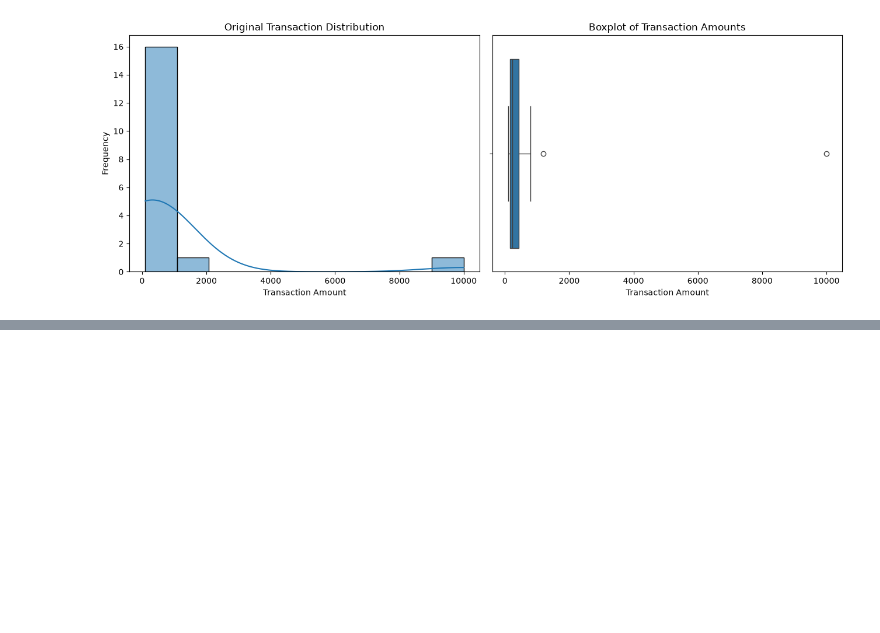
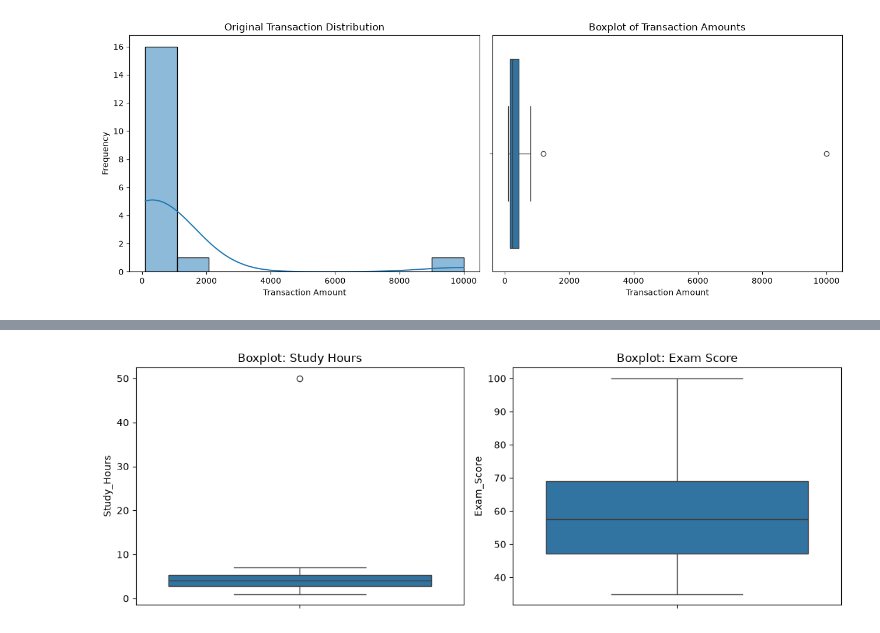
Before and after one commit to priyakumari831866/machine-learning, a Jupyter notebook: assignment_ML/assignment-11 ML priya.ipynb, the cells around one changed output, grey strips where cells are left out. Drawn from its saved outputs; the diff is of its cells as text; code cells hidden in the pictures; blank space fills up the shorter version.

Commit message:
feat: add assignment-11 machine learning notebook on outlier detection and IQR

```diff
--- a/assignment_ML/assignment-11 ML priya.ipynb
+++ b/assignment_ML/assignment-11 ML priya.ipynb
@@ -451,0 +467,91 @@ Z-score outlier count: 1
+# %%
+
+import pandas as pd
+import numpy as np
+import matplotlib.pyplot as plt
+import seaborn as sns
+
+df = pd.DataFrame({
+    "Student_ID": range(1, 13),
+    "Study_Hours": [1, 2, 2, 3, 3, 4,
+                    4, 5, 5, 6, 7, 50],
+    "Exam_Score": [35, 40, 45, 48, 52, 55,
+                   60, 65, 68, 72, 78, 100]
+})
+
+for col in ["Study_Hours", "Exam_Score"]:
+
+    Q1 = df[col].quantile(0.25)
+    Q3 = df[col].quantile(0.75)
+    IQR = Q3 - Q1
+
+    lower = Q1 - 1.5 * IQR
+    upper = Q3 + 1.5 * IQR
+
+    df[col + "_IQR_Outlier"] = (
+        (df[col] < lower) | (df[col] > upper)
+    )
+
+    z_score = (
+        (df[col] - df[col].mean()) /
+        df[col].std(ddof=0)
+    )
+
+    df[col + "_Z_Outlier"] = abs(z_score) > 3
+
+print("Outlier Detection Results:")
+print(df.to_string(index=False))
+
+df["Any_Outlier"] = (
+    df["Study_Hours_IQR_Outlier"] |
+    df["Study_Hours_Z_Outlier"] |
+    df["Exam_Score_IQR_Outlier"] |
+    df["Exam_Score_Z_Outlier"]
+)
+
+print("\nStudents flagged as outliers:")
+print(df.loc[df["Any_Outlier"],
+             ["Student_ID", "Study_Hours", "Exam_Score"]])
+
+fig, axes = plt.subplots(1, 2, figsize=(11, 4))
+
+sns.boxplot(y=df["Study_Hours"], ax=axes[0])
+axes[0].set_title("Boxplot: Study Hours")
+
+sns.boxplot(y=df["Exam_Score"], ax=axes[1])
+axes[1].set_title("Boxplot: Exam Score")
+
+plt.tight_layout()
+plt.show()
+
+plt.figure(figsize=(7, 5))
+sns.scatterplot(
+    data=df,
+    x="Study_Hours",
+    y="Exam_Score",
+    hue="Any_Outlier",
+    s=100
+)
+plt.title("Study Hours vs Exam Scores")
+plt.xlabel("Study Hours")
+plt.ylabel("Exam Score")
+plt.tight_layout()
+plt.show()
+
+original_corr = df["Study_Hours"].corr(df["Exam_Score"])
+
+clean_df = df.loc[~df["Any_Outlier"]].copy()
+
+new_corr = clean_df["Study_Hours"].corr(
+    clean_df["Exam_Score"]
+)
+
+print("\nCorrelation before removing outliers:",
+      round(original_corr, 4))
+
+print("Correlation after removing flagged records:",
+      round(new_corr, 4))
+
+print("\nNumber of original records:", len(df))
+print("Number of remaining records:", len(clean_df))
+# %% [output]
@@ -451,0 +576 @@ Z-score outlier count: 1
+[figure, added]
```
Also changed, not shown: parts of 3 cells of this notebook.
